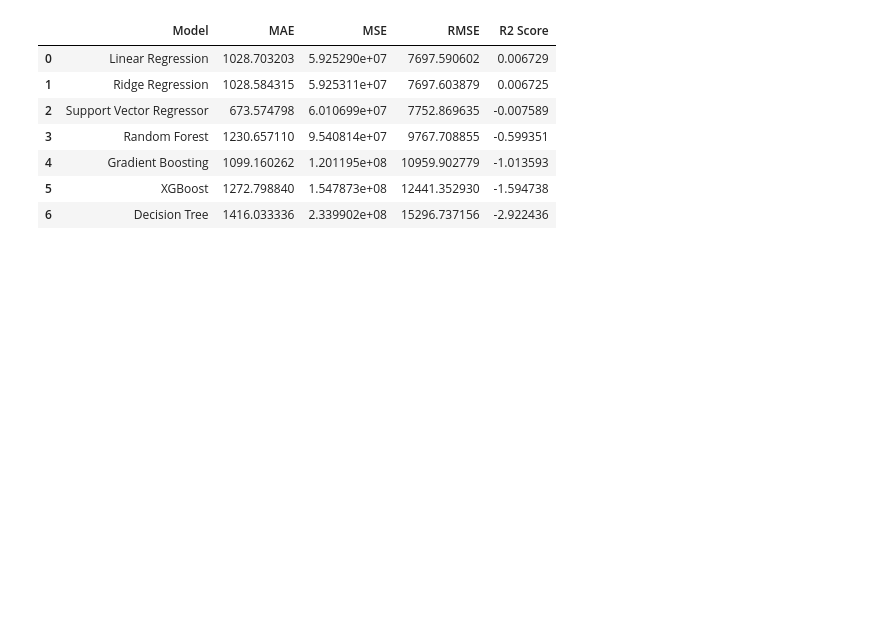
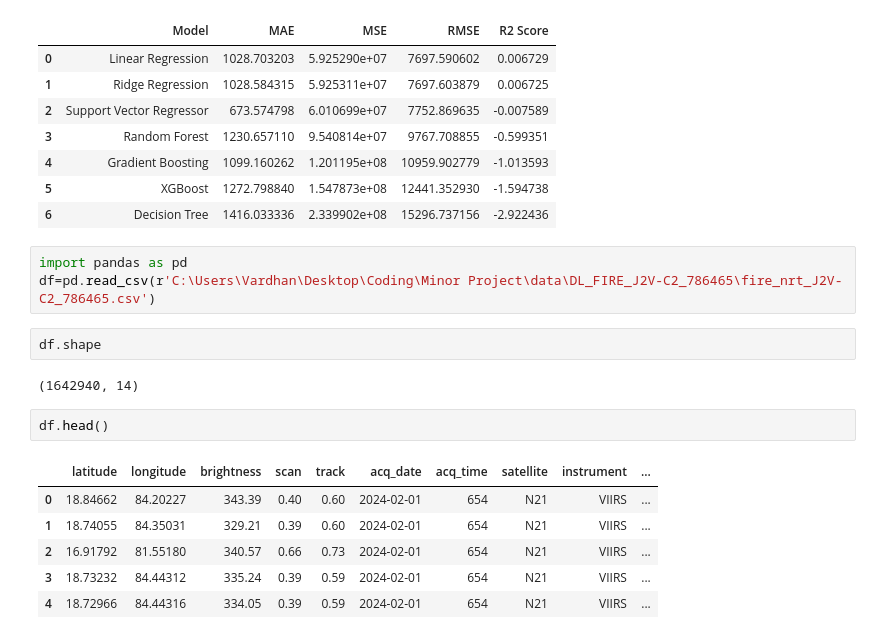
Before and after one commit to Chaturya0937/Harnessing-Multi-Resolution-Satellite-Imagery-To-Predict-Wildfires-And-Deforestation., a Jupyter notebook: experiments/experiment.ipynb, the cells around one changed output. Drawn from its saved outputs; the diff is of its cells as text; blank space fills up the shorter version.

```diff
--- a/experiments/experiment.ipynb
+++ b/experiments/experiment.ipynb
@@ -347,3 +347,19 @@ display(results_df)
 | 4 | Gradient Boosting | 1099.160262 | 1.201195e+08 | 10959.902779 | -1.013593 |
 | 5 | XGBoost | 1272.798840 | 1.547873e+08 | 12441.352930 | -1.594738 |
 | 6 | Decision Tree | 1416.033336 | 2.339902e+08 | 15296.737156 | -2.922436 |
+# %%
+import pandas as pd
+df=pd.read_csv(r'C:\Users\Vardhan\Desktop\Coding\Minor Project\data\DL_FIRE_J2V-C2_786465\fire_nrt_J2V-C2_786465.csv')
+# %%
+df.shape
+# %% [output]
+(1642940, 14)
+# %%
+df.head()
+# %% [output]
+|  | latitude | longitude | brightness | scan | track | acq_date | acq_time | satellite | instrument | ... |
+| 0 | 18.84662 | 84.20227 | 343.39 | 0.40 | 0.60 | 2024-02-01 | 654 | N21 | VIIRS | ... |
+| 1 | 18.74055 | 84.35031 | 329.21 | 0.39 | 0.60 | 2024-02-01 | 654 | N21 | VIIRS | ... |
+| 2 | 16.91792 | 81.55180 | 340.57 | 0.66 | 0.73 | 2024-02-01 | 654 | N21 | VIIRS | ... |
+| 3 | 18.73232 | 84.44312 | 335.24 | 0.39 | 0.59 | 2024-02-01 | 654 | N21 | VIIRS | ... |
+| 4 | 18.72966 | 84.44316 | 334.05 | 0.39 | 0.59 | 2024-02-01 | 654 | N21 | VIIRS | ... |
```
Also changed, not shown: parts of 12 cells of this notebook, 12 other files.
